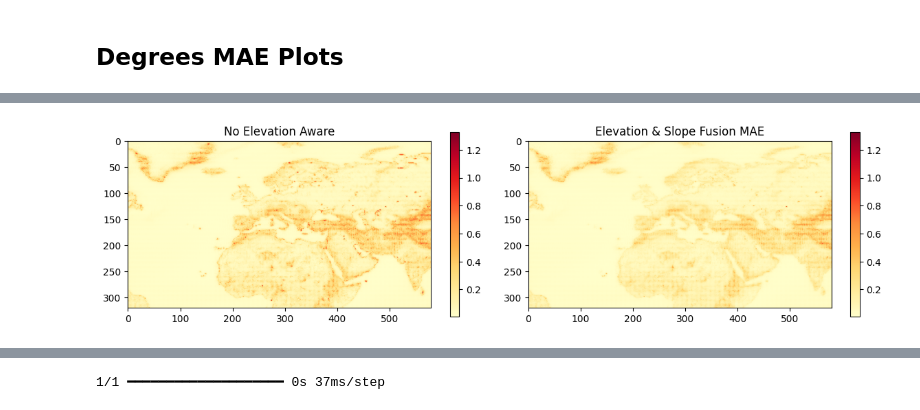
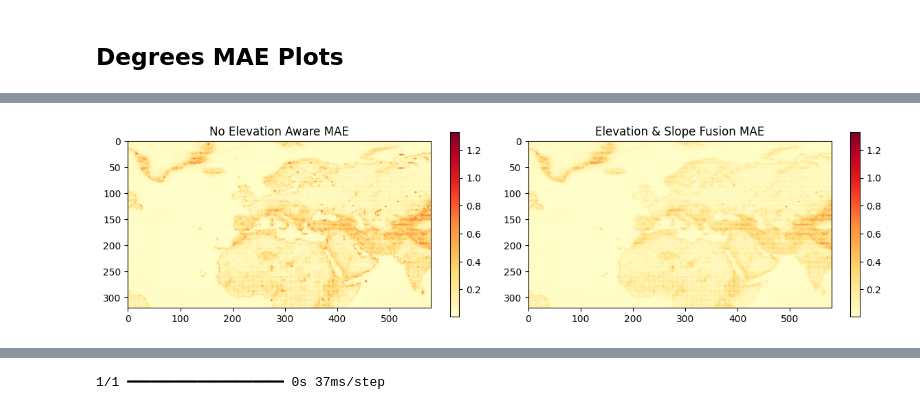
Before and after one commit to AntigoniMoira/Terrain-Aware-DL-Downscaling, a Jupyter notebook: 5_MethodsComparison.ipynb, the cells around one changed output, grey strips where cells are left out. Cells and saved outputs as stored; diff of their text form; code cells hidden in the pictures.

```diff
--- a/5_MethodsComparison.ipynb
+++ b/5_MethodsComparison.ipynb
@@ -202,6 +202,6 @@ with open('models/history_0_5to0_25_deg_dem_3_new.pkl', 'rb') as f:
   comb_history = pickle.load(f)
 # %%
-comb_model = tf.keras.models.load_model('models/edsr_model_0_5to0_25_deg_dem_3_new.keras', custom_objects={
+comb_model = tf.keras.models.load_model('models/edsr_model_0_5to0_25_deg_dem_3.keras', custom_objects={
     'psnr': psnr,
     'ssim': ssim,
     'residual_block': residual_block,
@@ -451,24 +519,24 @@ plt.show()
 # %%
 # Plot the heatmaps
 fig, axes = plt.subplots(1, 2, figsize=(12, 3))
 
 # Determine shared color scale across all three maps
 vmin = min(degrees_mae_nodem.min(), degrees_mae_comb.min())
 vmax = max(degrees_mae_nodem.max(), degrees_mae_comb.max())
 
 # 1. NoDEM
 im0 = axes[0].imshow(degrees_mae_nodem, cmap='YlOrRd', vmin=vmin, vmax=vmax)
-axes[0].set_title("No Elevation Aware")
+axes[0].set_title("No Elevation Aware MAE")
 plt.colorbar(im0, ax=axes[0])
 
-# 2. Early Fusion
+# 2. Elevation & Slope
 im1 = axes[1].imshow(degrees_mae_elevslope, cmap='YlOrRd', vmin=vmin, vmax=vmax)
 axes[1].set_title("Elevation & Slope Fusion MAE")
 plt.colorbar(im1, ax=axes[1])
 
 
 # Final layout tweaks
 plt.tight_layout()
 plt.show()
 # %% [output]
-[figure, old version]
+[figure, new version]
```
Also changed, not shown: parts of 49 cells of this notebook, 15 other files.
